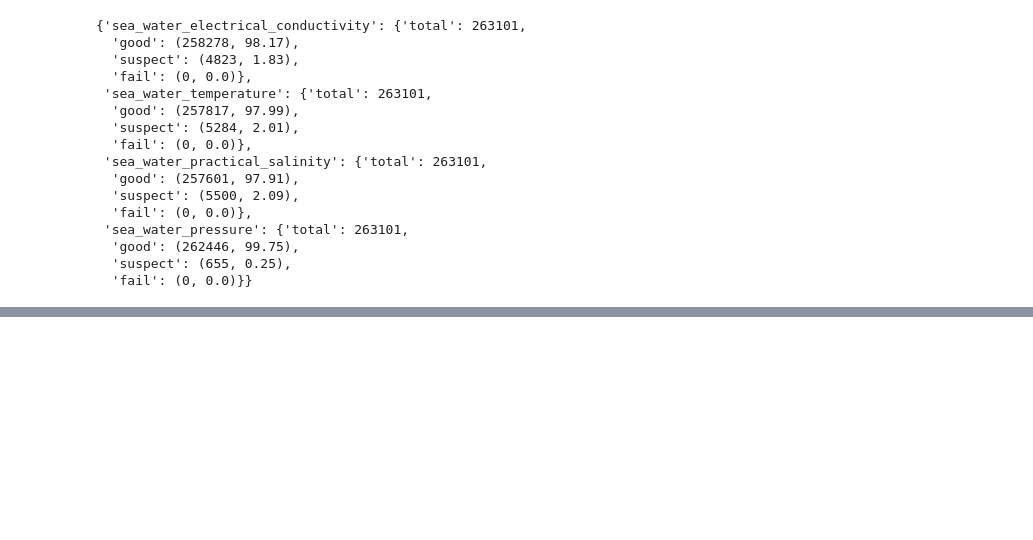
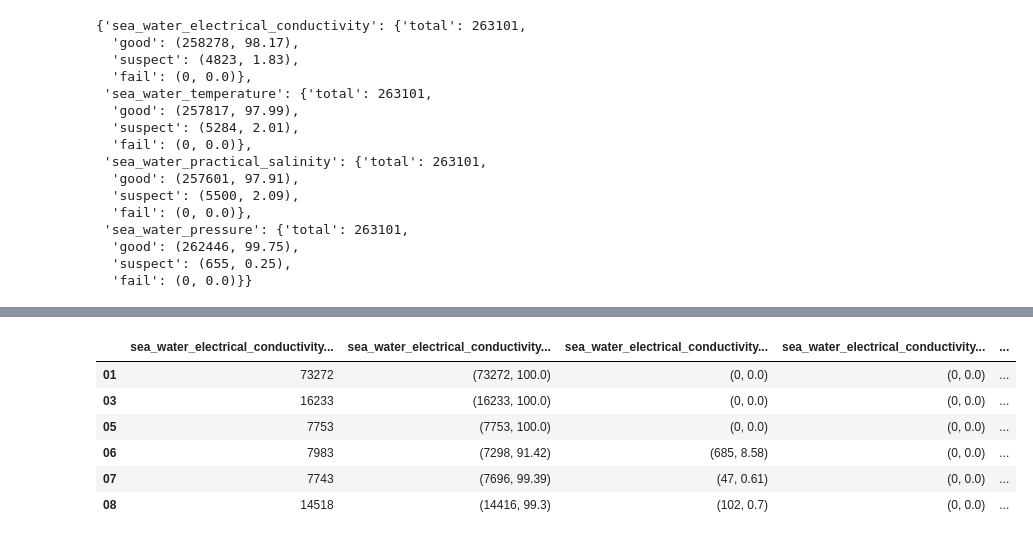
Before and after one commit to cooleyky/qartod_testing, a Jupyter notebook: notebooks/03-Gross-range-comparison-statistics.ipynb, the cells around one changed output, grey strips where cells are left out. Cells and saved outputs as stored; diff of their text form; code cells hidden in the pictures; blank space fills up the shorter version.

Commit message:
Simplify comparison and statistics on QARTOD flags

```diff
--- a/notebooks/03-Gross-range-comparison-statistics.ipynb
+++ b/notebooks/03-Gross-range-comparison-statistics.ipynb
@@ -416,0 +295,7 @@ qartod_flag_stats.to_csv(csv_path)
+# %%
+# Evaluate statistics on expected QARTOD test flags
+print("Evaluating statistics on QARTOD flags for deployment "f"{deployment}")
+summary_results = dp.qartod_results_summary(expected_ds, parameters, "gross_range")
+
+# Update statistics dictionary for current deployment
+statistics.update({ f"{deployment}" : summary_results })
@@ -416,0 +304,11 @@ qartod_flag_stats.to_csv(csv_path)
+# %%
+# Add entry to summary statistics for full data record after last file
+if expected_file == expected_files[-1]:
+    # Open all expected data files and create merged full dataset
+    expected_all_time = [xr.open_dataset(file) for file in expected_files]
+    expected_all_time = common.merge_frames(expected_all_time)
+
+    # Summary of flags from merged dataset
+    expected_all_time = dp.parse_qartod_executed(expected_all_time, parameters)
+    summary_results = dp.qartod_results_summary(expected_all_time, parameters, "gross_range")
+    statistics.update({ "all time" : summary_results })
@@ -416,0 +329,28 @@ qartod_flag_stats.to_csv(csv_path)
+# %%
+# Second option for creating the statistics data frame - hopefully a little easier to read it all at a glance, or at least edit in excel
+statistics2 = {}
+# %%
+# Add entry to summary statistics for full data record after last file
+summary_results = dp.qartod_summary_expanded(expected_ds, parameters, "gross_range")
+statistics2.update({f"{deployment}" : summary_results })
+if expected_file == expected_files[-1]:
+    # Open all expected data files and create merged full dataset
+    expected_all_time = [xr.open_dataset(file) for file in expected_files]
+    expected_all_time = common.merge_frames(expected_all_time)
+
+    # Summary of flags from merged dataset
+    expected_all_time = dp.parse_qartod_executed(expected_all_time, parameters)
+    summary_results = dp.qartod_summary_expanded(expected_all_time, parameters, "gross_range", {})
+    statistics2.update({ "all time" : summary_results })
+# %%
+# Create data frame from dictionary and check contents
+statistics2 = pd.DataFrame.from_dict(statistics2, orient='index')
+statistics2
+# %% [output]
+|  | sea_water_electrical_conductivity... | sea_water_electrical_conductivity... | sea_water_electrical_conductivity... | sea_water_electrical_conductivity... | ... |
+| 01 | 73272 | (73272, 100.0) | (0, 0.0) | (0, 0.0) | ... |
+| 03 | 16233 | (16233, 100.0) | (0, 0.0) | (0, 0.0) | ... |
+| 05 | 7753 | (7753, 100.0) | (0, 0.0) | (0, 0.0) | ... |
+| 06 | 7983 | (7298, 91.42) | (685, 8.58) | (0, 0.0) | ... |
+| 07 | 7743 | (7696, 99.39) | (47, 0.61) | (0, 0.0) | ... |
+| 08 | 14518 | (14416, 99.3) | (102, 0.7) | (0, 0.0) | ... |
```
Also changed, not shown: parts of 23 cells of this notebook, 2 other files.
